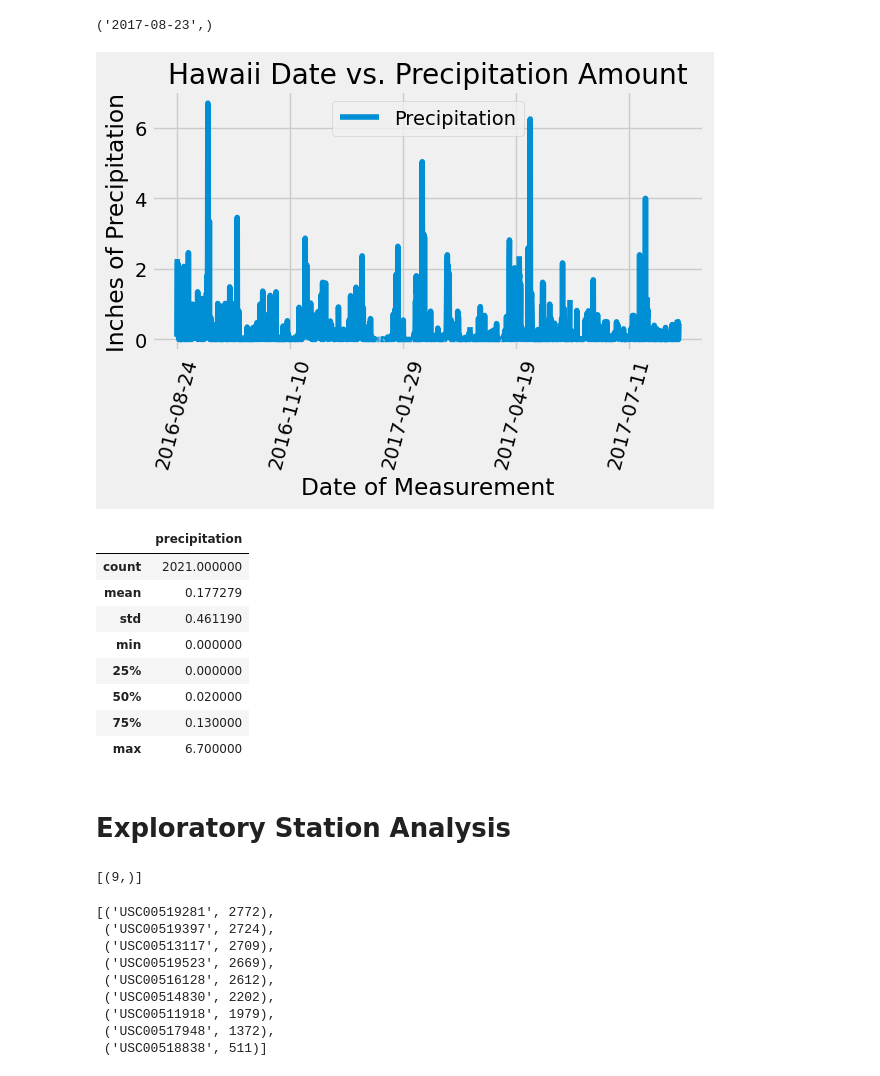
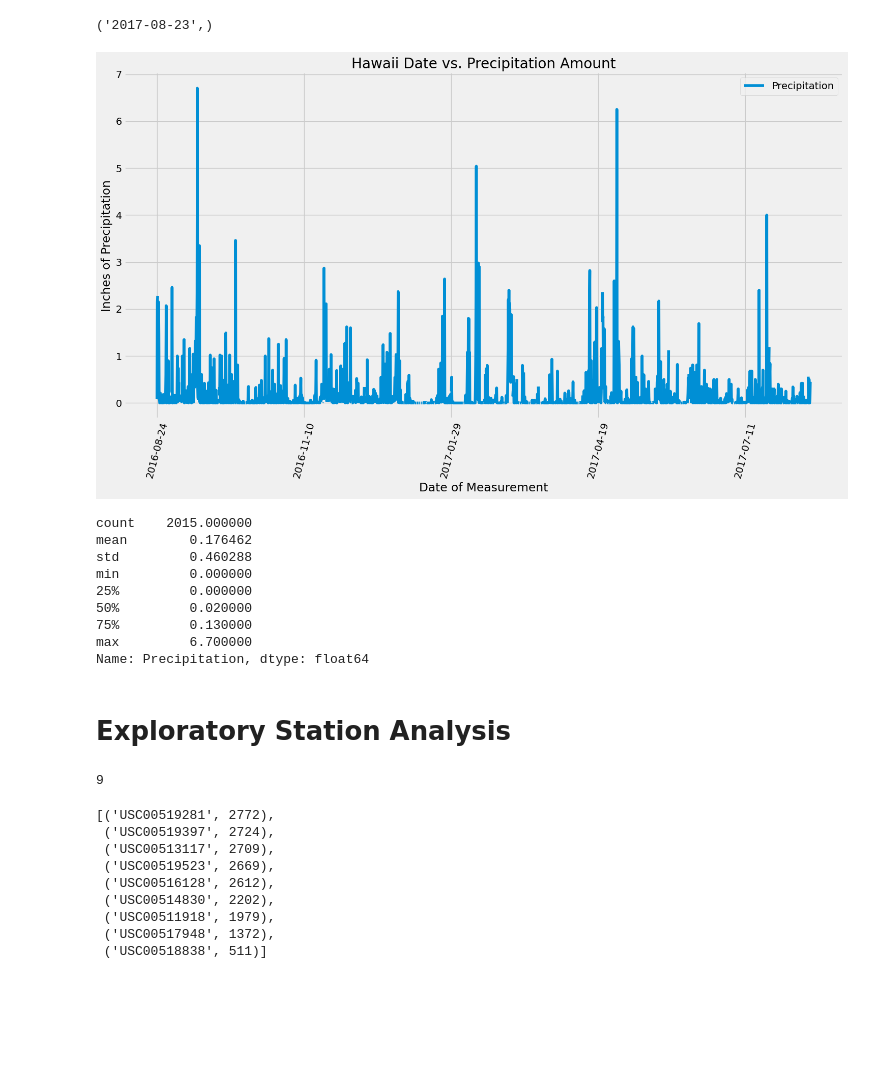
Before and after one commit to Y1U9M9A4I/sqlalchemy-challenge, a Jupyter notebook: Starter_Code/climate_starter.ipynb, the cells around one changed output. Cells and saved outputs as stored; diff of their text form; code cells hidden in the pictures; blank space fills up the shorter version.

Commit message:
station exploration start

```diff
--- a/Starter_Code/climate_starter.ipynb
+++ b/Starter_Code/climate_starter.ipynb
@@ -50,49 +50,54 @@ print(mrd)
 # %%
 # Design a query to retrieve the last 12 months of precipitation data and plot the results.
 # Starting from the most recent data point in the database.
 # Calculate the date one year from the last date in data set.
 # Perform a query to retrieve the data and precipitation scores
 #(chinook reference; mod10 class 3)
 
 prec = session.query(meas.date, meas.prcp).filter(meas.date > "2016-08-23").order_by(meas.date).all()
 
 # Save the query results as a Pandas DataFrame. Explicitly set the column names
 
 prec_df = pd.DataFrame(prec, columns = ["DateOfMeasurement", "Precipitation"])
 
 # Sort the dataframe by date
 
 prec_df.sort_values(by="DateOfMeasurement")
 # prec_df.head()
 
 # Use Pandas Plotting with Matplotlib to plot the data
 prec_graph = prec_df.plot(title= "Hawaii Date vs. Precipitation Amount",
                           rot=75,
+                          figsize=(15, 9),
                           x="DateOfMeasurement",
                           y="Precipitation",
                           xlabel = "Date of Measurement", ylabel = "Inches of Precipitation")
 plt.tight_layout()
 plt.show()
 # %% [output]
-[figure, old version]
+[figure, new version]
 # %%
 # Use Pandas to calculate the summary statistics for the precipitation data
+prec_df["Precipitation"].describe()
 # %% [output]
-|  | precipitation |
-| count | 2021.000000 |
-| mean | 0.177279 |
-| std | 0.461190 |
-| min | 0.000000 |
-| 25% | 0.000000 |
-| 50% | 0.020000 |
-| 75% | 0.130000 |
-| max | 6.700000 |
+count    2015.000000
+mean        0.176462
+std         0.460288
+min         0.000000
+25%         0.000000
+50%         0.020000
+75%         0.130000
+max         6.700000
+Name: Precipitation, dtype: float64
 # %% [markdown]
 # Exploratory Station Analysis
 # %%
 # Design a query to calculate the total number of stations in the dataset
+
+stat_total = session.query(stat.station).count()
+stat_total
 # %% [output]
-[(9,)]
+9
 # %%
 # Design a query to find the most active stations (i.e. which stations have the most rows?)
 # List the stations and their counts in descending order.
```
